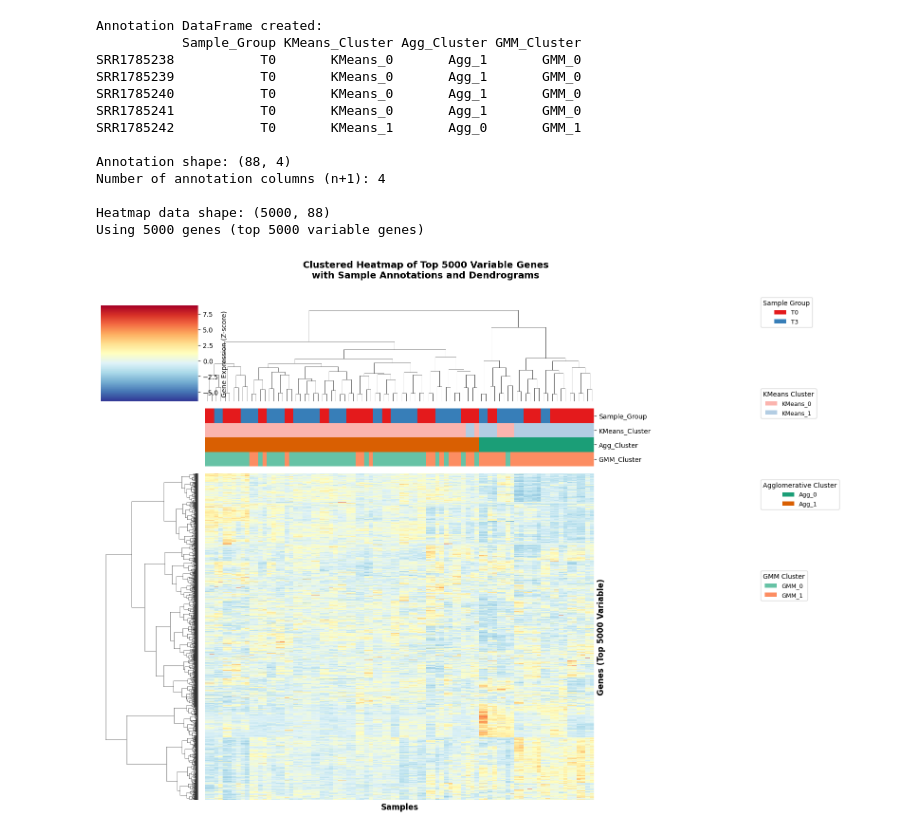
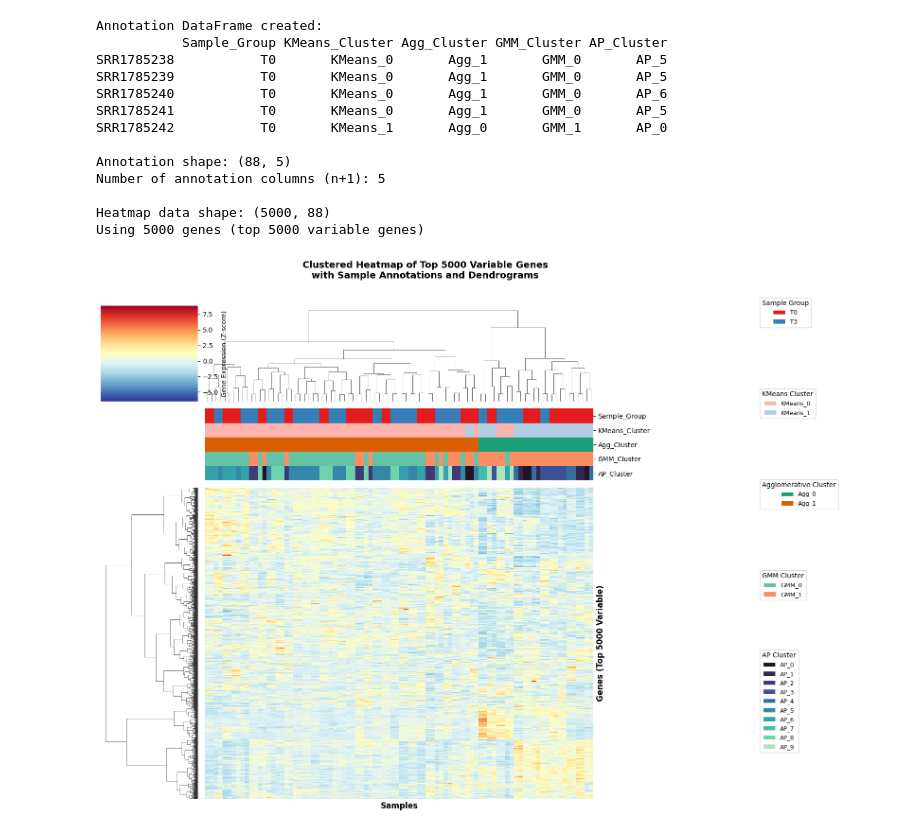
Before and after one commit to jamesh5391/bariatric-rna-seq, a Jupyter notebook: src/heatmap_assn3.ipynb, the cells around one changed output. Cells and saved outputs as stored; diff of their text form; code cells hidden in the pictures.

Commit message:
add affinity propagation clustering to heatmap

```diff
--- a/src/heatmap_assn3.ipynb
+++ b/src/heatmap_assn3.ipynb
@@ -6,7 +6,9 @@ import matplotlib.pyplot as plt
 from sklearn.preprocessing import StandardScaler
 from sklearn.mixture import GaussianMixture
 from matplotlib.patches import Patch
-from sklearn.cluster import KMeans, AgglomerativeClustering
+from sklearn.cluster import KMeans, AgglomerativeClustering, AffinityPropagation
+from sklearn.decomposition import PCA
+from sklearn.metrics import pairwise_distances
 
 expression_data = pd.read_csv('expression_data.csv')
 gene_variances = expression_data.var(axis=1)
@@ -30,13 +32,19 @@ gmm = GaussianMixture(n_components=k, random_state=42, covariance_type='full').f
 gmm_cluster_labels = gmm.predict(scaled_data)
 gmm_labels = [f'GMM_{l}' for l in gmm_cluster_labels]
 
+X_pca = PCA(n_components=2, random_state=42).fit_transform(scaled_data)
+similarity = -pairwise_distances(X_pca, metric='euclidean')
+ap = AffinityPropagation(affinity='euclidean', random_state=3).fit(similarity)
+ap_labels = [f'AP_{l}' for l in ap.labels_]
+
 group_annotations = pd.read_csv('../data/processed/group_annotation.csv', index_col=0)
 
 annotation_df = pd.DataFrame({
     'Sample_Group': group_annotations['Group'].values,
     'KMeans_Cluster': kmeans_labels,
     'Agg_Cluster': agg_labels,
-    'GMM_Cluster': gmm_labels
+    'GMM_Cluster': gmm_labels,
+    'AP_Cluster': ap_labels
 }, index=group_annotations.index)
 
 print("\nAnnotation DataFrame created:")
@@ -48,22 +56,26 @@ sample_group_labels = sorted(annotation_df['Sample_Group'].unique())
 kmeans_labels_unique = sorted(annotation_df['KMeans_Cluster'].unique())
 agg_labels_unique = sorted(annotation_df['Agg_Cluster'].unique())
 gmm_labels_unique = sorted(annotation_df['GMM_Cluster'].unique())
+ap_labels_unique = sorted(annotation_df['AP_Cluster'].unique())
 
 palette1 = sns.color_palette("Set1", len(sample_group_labels))
 palette2 = sns.color_palette("Pastel1", len(kmeans_labels_unique))
 palette3 = sns.color_palette("Dark2", len(agg_labels_unique))
 palette4 = sns.color_palette("Set2", len(gmm_labels_unique))
+palette5 = sns.color_palette("mako", len(ap_labels_unique))
 
 sample_group_map = dict(zip(sample_group_labels, palette1))
 kmeans_map = dict(zip(kmeans_labels_unique, palette2))
 agg_map = dict(zip(agg_labels_unique, palette3))
 gmm_map = dict(zip(gmm_labels_unique, palette4))
+ap_map = dict(zip(ap_labels_unique, palette5))
 
 annotation_colors = annotation_df.copy()
 annotation_colors['Sample_Group'] = annotation_df['Sample_Group'].map(sample_group_map)
 annotation_colors['KMeans_Cluster'] = annotation_df['KMeans_Cluster'].map(kmeans_map)
 annotation_colors['Agg_Cluster'] = annotation_df['Agg_Cluster'].map(agg_map)
 annotation_colors['GMM_Cluster'] = annotation_df['GMM_Cluster'].map(gmm_map)
+annotation_colors['AP_Cluster'] = annotation_df['AP_Cluster'].map(ap_map)
 
 heatmap_data = top_variable_expression
 
@@ -94,39 +106,44 @@ legend1 = g.fig.legend(handles=handles1, title='Sample Group',
                        bbox_to_anchor=(1.0, 0.92), loc='upper left',
                        frameon=True, fontsize=9)
 
 handles2 = [Patch(facecolor=kmeans_map[label], label=label) for label in kmeans_labels_unique]
 legend2 = g.fig.legend(handles=handles2, title='KMeans Cluster',
                        bbox_to_anchor=(1.0, 0.76), loc='upper left',
                        frameon=True, fontsize=9)
 
 handles3 = [Patch(facecolor=agg_map[label], label=label) for label in agg_labels_unique]
 legend3 = g.fig.legend(handles=handles3, title='Agglomerative Cluster',
                        bbox_to_anchor=(1.0, 0.60), loc='upper left',
                        frameon=True, fontsize=9)
 
 handles4 = [Patch(facecolor=gmm_map[label], label=label) for label in gmm_labels_unique]
 legend4 = g.fig.legend(handles=handles4, title='GMM Cluster',
                        bbox_to_anchor=(1.0, 0.44), loc='upper left',
                        frameon=True, fontsize=9)
 
+handles5 = [Patch(facecolor=ap_map[label], label=label) for label in ap_labels_unique]
+legend5 = g.fig.legend(handles=handles5, title='AP Cluster',
+                       bbox_to_anchor=(1.0, 0.30), loc='upper left',
+                       frameon=True, fontsize=9)
+
 g.fig.suptitle('Clustered Heatmap of Top 5000 Variable Genes\nwith Sample Annotations and Dendrograms',
                y=0.98, fontsize=14, fontweight='bold')
 
 g.fig.tight_layout(rect=[0, 0, 0.85, 0.96])
 
 plt.show()
 # %% [output]
 Annotation DataFrame created:
-           Sample_Group KMeans_Cluster Agg_Cluster GMM_Cluster
-SRR1785238           T0       KMeans_0       Agg_1       GMM_0
-SRR1785239           T0       KMeans_0       Agg_1       GMM_0
-SRR1785240           T0       KMeans_0       Agg_1       GMM_0
-SRR1785241           T0       KMeans_0       Agg_1       GMM_0
-SRR1785242           T0       KMeans_1       Agg_0       GMM_1
+           Sample_Group KMeans_Cluster Agg_Cluster GMM_Cluster AP_Cluster
+SRR1785238           T0       KMeans_0       Agg_1       GMM_0       AP_5
+SRR1785239           T0       KMeans_0       Agg_1       GMM_0       AP_5
+SRR1785240           T0       KMeans_0       Agg_1       GMM_0       AP_6
+SRR1785241           T0       KMeans_0       Agg_1       GMM_0       AP_5
+SRR1785242           T0       KMeans_1       Agg_0       GMM_1       AP_0
 
-Annotation shape: (88, 4)
-Number of annotation columns (n+1): 4
+Annotation shape: (88, 5)
+Number of annotation columns (n+1): 5
 
 Heatmap data shape: (5000, 88)
 Using 5000 genes (top 5000 variable genes)
-[figure, old version]
+[figure, new version]
```
